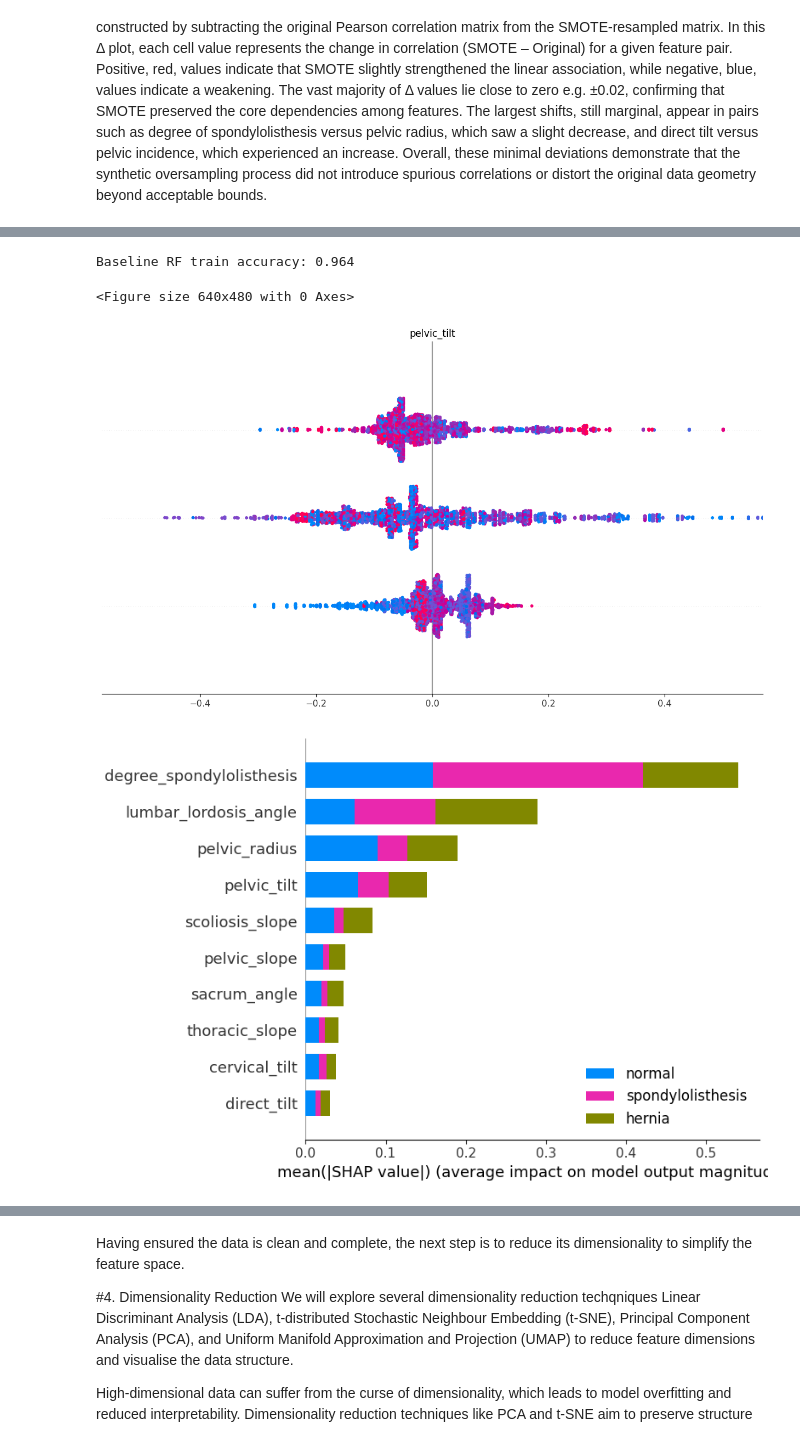
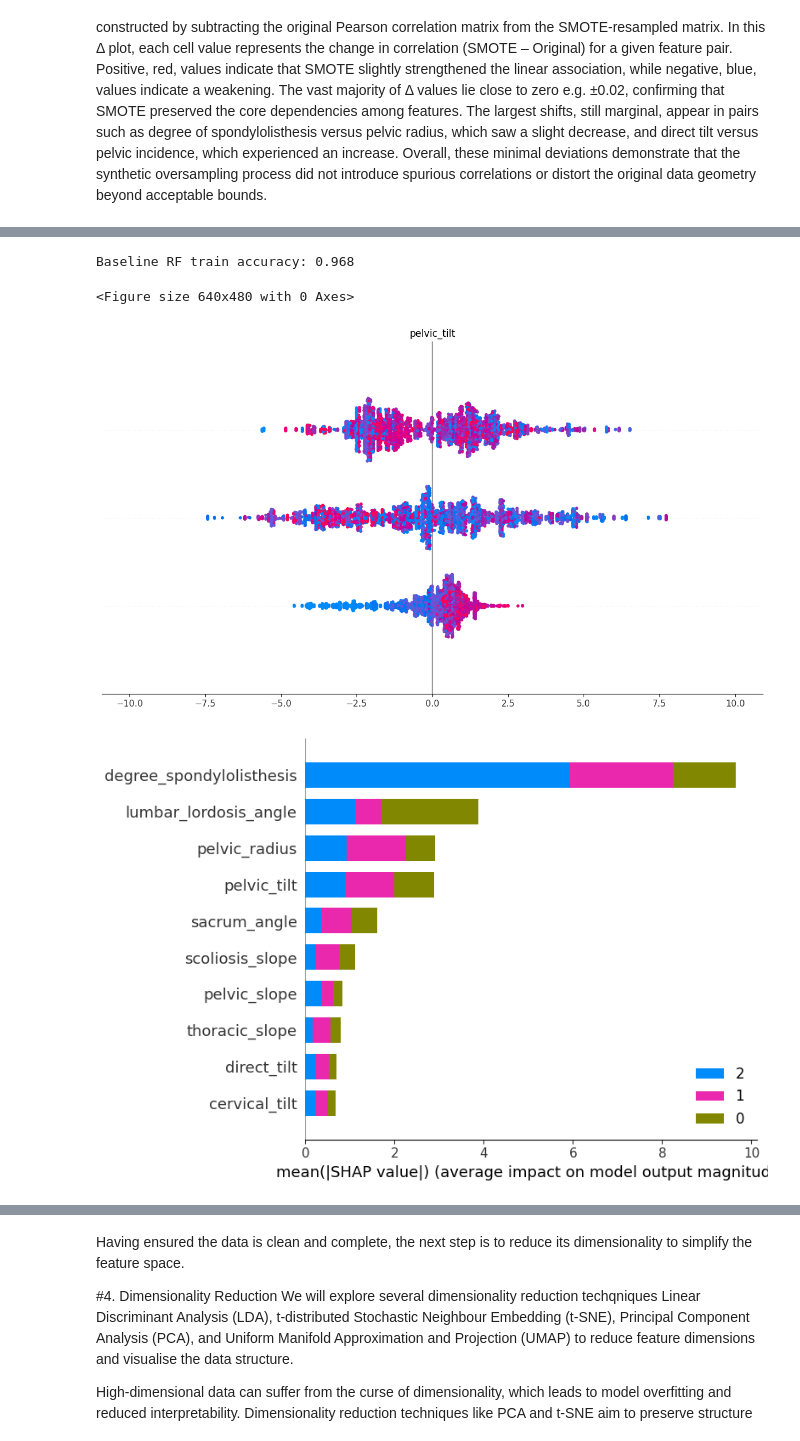
Before and after one commit to DSkilton/ML_Approaches_for_Predicting_Spinal_Disorders, a Jupyter notebook: main.ipynb, the cells around one changed output, grey strips where cells are left out. Cells and saved outputs as stored; diff of their text form; code cells hidden in the pictures.

```diff
--- a/main.ipynb
+++ b/main.ipynb
@@ -943,0 +1105,19 @@ Test accuracy: 0.9226973684210527
+# %%
+# Recreating data for plots
+best_pipe = best_model
+
+scaler  = clone(best_pipe.named_steps['scaler'])
+imputer = clone(best_pipe.named_steps['imputer'])
+smote   = clone(best_pipe.named_steps['smote'])
+
+X_train_prep = imputer.fit_transform(X_train)
+X_train_prep = scaler.fit_transform(X_train_prep)
+
+X_train_balanced, y_train_balanced = smote.fit_resample(X_train_prep, y_train)
+
+X_train_balanced = pd.DataFrame(
+    X_train_balanced, columns=X_train.columns, index=None
+)
+y_train_balanced = pd.Series(y_train_balanced, name='class')
+
+print("Balanced class counts:\n", y_train_balanced.value_counts())
@@ -987,14 +1215,11 @@ plt.show()
 [figure]
 # %%
 # Class distribution after SMOTE
-label_encoder = LabelEncoder().fit(y_train_balanced)
-y_train_balanced_enc = label_encoder.transform(y_train_balanced)
-y_test_final_enc = label_encoder.transform(y_test)
-
-normal_idx = list(label_encoder.classes_).index('normal')
+y_train_balanced_enc = np.asarray(y_train_balanced, dtype=int)
+normal_idx = np.where(best_label_encoder.classes_ == 'normal')[0][0]
 
 binary_y_train = (y_train_balanced_enc != normal_idx).astype(int)
-binary_y_test = (y_test_final_enc != normal_idx).astype(int)
+binary_y_test = (y_test_final != normal_idx).astype(int)
 
 clf1 = RandomForestClassifier(random_state=FORTY_TWO)
 clf1.fit(X_train_balanced, binary_y_train)
@@ -1019,7 +1244,7 @@ mask_ts_path = binary_y_test == 1
 X2_train = X_train_balanced[mask_tr_path]
 y2_train = y_train_balanced_enc[mask_tr_path]
 X2_test  = X_test_scaled_df[mask_ts_path]
-y2_test  = y_test_final_enc[mask_ts_path]
+y2_test  = y_test_final[mask_ts_path]
 
 print("Stage 2 TRAIN classes:", np.unique(y2_train, return_counts=True))
 # %% [output]
@@ -1239,23 +1489,22 @@ The beeswarm plot then teases out directionality.  For instance, higher sacral_s
 # %%
 # SHAP Feature Importance & Summary Plots
-label_encoder = LabelEncoder().fit(y_train_balanced)
-y_train_balanced_encoded = label_encoder.transform(y_train_balanced)
+model_for_shap = best_model.named_steps['clf']
 
 X_train_balanced_df = pd.DataFrame(X_train_balanced, columns=X_train_scaled_df.columns)
-explainer = shap.TreeExplainer(rf_full)
+explainer = shap.TreeExplainer(model_for_shap)
 shap_values = explainer.shap_values(X_train_balanced_df)
 # %%
 # SHAP explainer on rf_full (baseline)
-train_acc = accuracy_score(y_train_balanced, rf_full.predict(X_train_balanced_df))
+train_acc = accuracy_score(y_train_balanced, model_for_shap.predict(X_train_balanced_df))
 print(f"Baseline RF train accuracy: {train_acc:.3f}")
 
 shap.summary_plot(shap_values, X_train_balanced_df, feature_names=X_train_balanced_df.columns, class_names=label_encoder.classes_)
 shap.summary_plot(shap_values, X_train_balanced_df, plot_type="bar", feature_names=X_train_balanced_df.columns, class_names=label_encoder.classes_)
 # %% [output]
-Baseline RF train accuracy: 0.964
+Baseline RF train accuracy: 0.968
 <Figure size 640x480 with 0 Axes>
-[figure, old version]
+[figure, new version]
-[figure, old version]
+[figure, new version]
 # %% [markdown]
 ## Inferences from Imputation and Modeling Experiments
 **Robustness of Simple Imputation Methods:**
```
Also changed, not shown: parts of 46 cells of this notebook.
